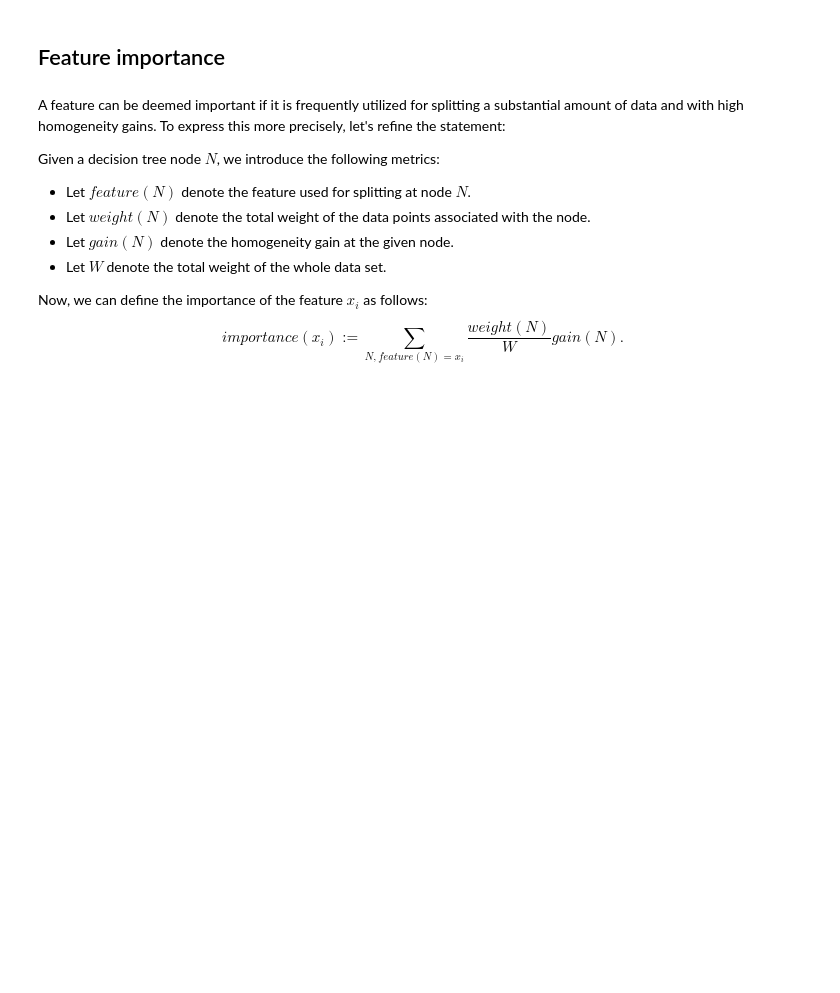
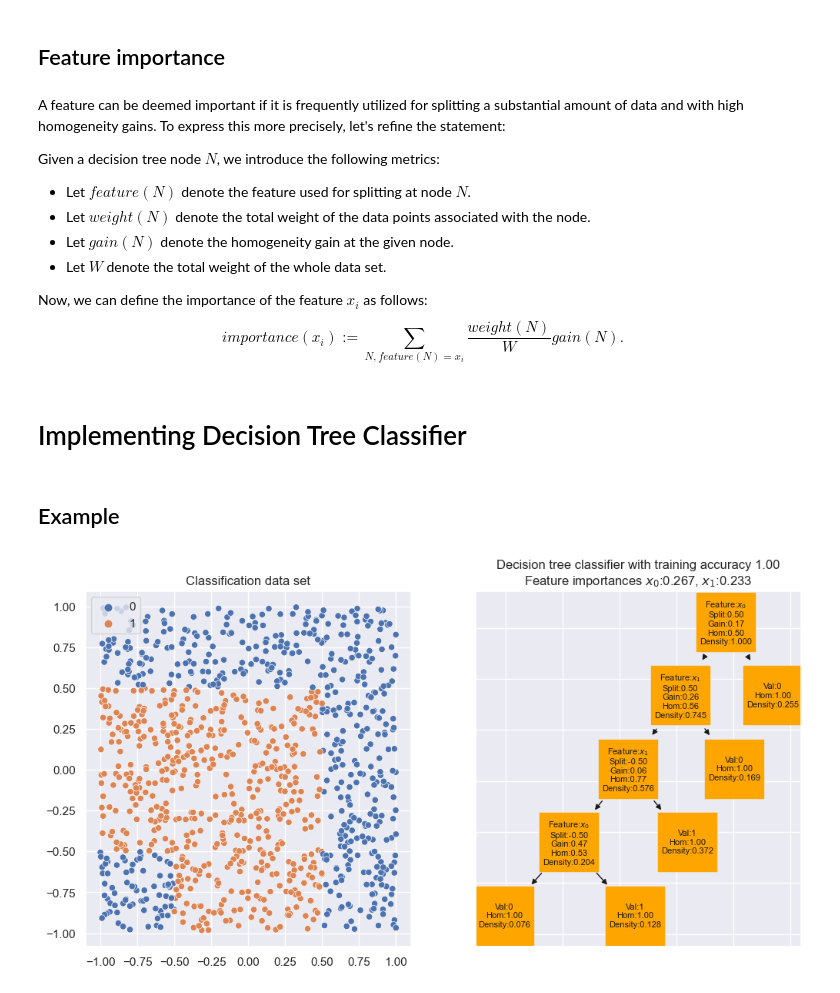
Before and after one commit to osmanokutan/machine-learning, a Jupyter notebook: DecisionTrees.ipynb, the cells around one changed output. Saved outputs shown, nothing was run; the diff lists cells and outputs as text; code cells hidden in the pictures; blank space fills up the shorter version.

Commit message:
Implement decision tree classifier

```diff
--- a/DecisionTrees.ipynb
+++ b/DecisionTrees.ipynb
@@ -139,3 +141,5 @@ Given a decision tree node $N$, we introduce the following metrics:
 
 Now, we can define the importance of the feature $x_i$ as follows:
 $$importance(x_i) := \sum_{N,feature(N)=x_i} \frac{weight(N)}{W}gain(N). $$
+# %% [markdown]
+# Implementing Decision Tree Classifier
@@ -141,0 +228,18 @@ $$importance(x_i) := \sum_{N,feature(N)=x_i} \frac{weight(N)}{W}gain(N). $$
+# %%
+#Node class for decision tree classifier
+class Node:
+    def __init__(self):
+        self.value = None
+        self.feature = None
+        self.split = None
+        self.gain = None
+        self.hom = None
+        self.density = None
+        self.depth = None
+        self.left = None
+        self.right = None
+    def __str__(self):
+        if self.feature == None:
+            return f"Val:{self.value}, Hom:{self.hom:.2f}, Density:{self.density:.3f}, Depth:{self.depth}"
+        return (f"Feature:{self.feature}, Split:{self.split:.2f}, Gain:{self.gain:.2f}, Hom:{self.hom:.2f} "
+                +f"Density:{self.density:.3f}, Depth:{self.depth}")
@@ -141,0 +325,31 @@ $$importance(x_i) := \sum_{N,feature(N)=x_i} \frac{weight(N)}{W}gain(N). $$
+# %% [markdown]
+## Example
+# %%
+#create data set
+N=1000
+np.random.seed(13)
+X=np.random.uniform(-1,1, (N,2))
+y=np.array([1 if abs(x.max())<=0.5 else 0 for x in X])
+
+#fit a decision tree
+T=DecisionTreeClassifier(max_height=5)
+T.fit(X,y)
+
+#get feature importances
+i0, i1 = T.featureImportance()
+
+#calculate training accuracy
+y_pred = T.predict(X)
+acc = (y==y_pred).mean()
+
+#visualize
+fig = plt.figure(figsize=(12,6))
+ax1 = fig.add_subplot(1,2,1)
+ax1.set_title('Classification data set')
+sns.scatterplot(x=X[:,0],y=X[:,1],hue=y,ax=ax1)
+ax2 = fig.add_subplot(1,2,2)
+ax2.set_title(f'Decision tree classifier with training accuracy {acc:.2f}'+
+              f'\nFeature importances $x_0$:{i0:.3f}, $x_1$:{i1:.3f}')
+T.plot(ax2)
+# %% [output]
+[figure, added]
```
Also changed, not shown: parts of 3 cells of this notebook.
